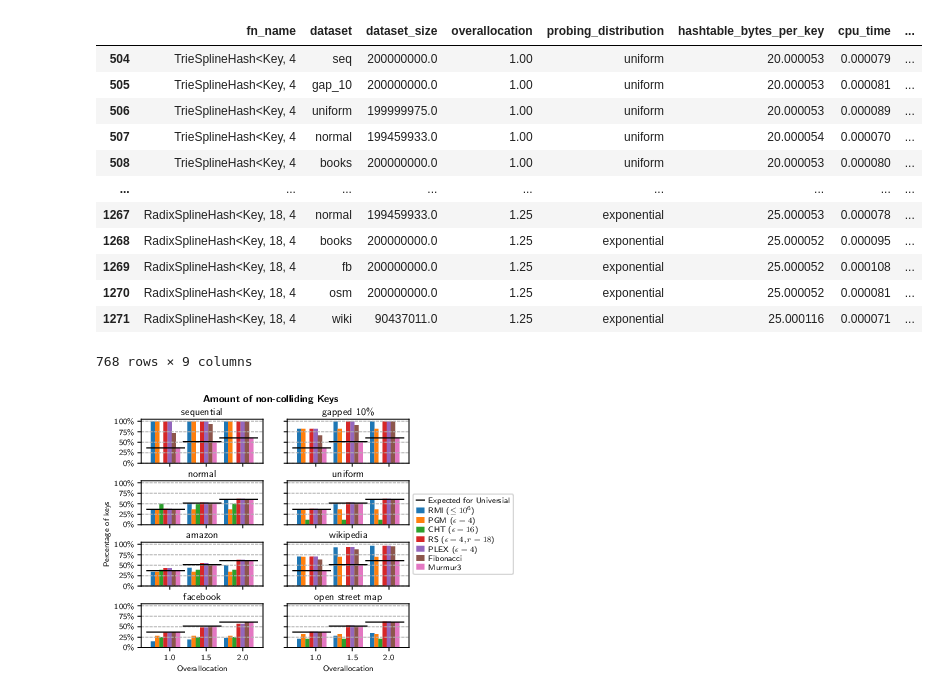
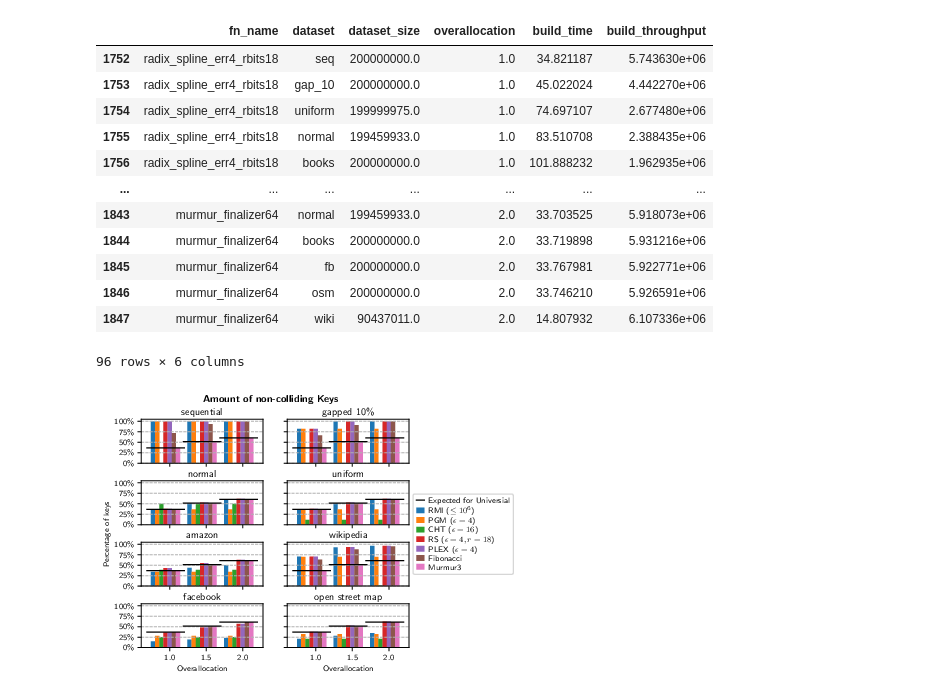
Before and after one commit to IlariaPilo/hashtable, a Jupyter notebook: results/plots_chained.ipynb, the cells around one changed output. Drawn from its saved outputs; the diff is of its cells as text; code cells hidden in the pictures.

```diff
--- a/results/plots_chained.ipynb
+++ b/results/plots_chained.ipynb
@@ -118,46 +118,53 @@ colliding_elems = "colliding_elems"
 hashtable_bytes = "hashtable_bytes"
 hashtable_bytes_per_key = "hashtable_bytes_per_key"
 total_bytes = "total_bytes"
 hashtable_lookup = "cpu_time"
 build_time = "build_time"
 build_throughput = "build_throughput"
 probing_distribution = "probing_distribution"
 
 def buckets_with(cnt):
     assert(cnt >= 1)
     return f"n_buckets_{cnt-1}"
 
 slots_df = df[df["name"].str.startswith("BM_items_per_slot")].copy(deep=True)
 slots_df[func_name] = slots_df[label].apply(lambda x : x.split(":")[0])
 slots_df[dataset] = slots_df[label].apply(lambda x : x.split(":")[1])
 slots_df[dataset_order] = slots_df[dataset].apply(get_dataset_order)
 slots_df[normalized_winner_elems] = slots_df.apply(lambda x: x[winner_elems] / x[dataset_size], axis=1)
 slots_df[slot_count] = slots_df.apply(lambda x: x[dataset_size] * x[overallocation], axis=1)
 slots_df[normalized_empty_slots] = slots_df.apply(lambda x: x[empty_slots] / x[slot_count], axis=1)
 slots_df[[func_name, dataset, dataset_size, overallocation, normalized_winner_elems, winner_elems, empty_slots, normalized_empty_slots, buckets_with(1), buckets_with(2), colliding_elems]]
 
 chained_df = df[df["name"].str.startswith("BM_hashtable") & df["name"].str.contains("Chained")].copy(deep=True)
 chained_df[func_name] = chained_df["label"].apply(lambda x: x[0:x.find("_do_")].removeprefix("chained_"))
 chained_df[dataset] = chained_df["label"].apply(lambda x : x.split(":")[1])
 chained_df[dataset_order] = chained_df[dataset].apply(get_dataset_order)
 chained_df[probing_distribution] = chained_df["name"].apply(lambda x: map_probe_dist(x.split('/')[-2]))
 chained_df[hashtable_bytes_per_key] = chained_df.apply(lambda x: x[hashtable_bytes] / x[dataset_size], axis=1)
 chained_df[build_throughput] = chained_df.apply(lambda x: x[dataset_size] / x[build_time], axis=1)
 chained_df[[func_name, dataset, dataset_size, overallocation, probing_distribution, hashtable_bytes_per_key, hashtable_lookup, build_time, build_throughput]]
+
+unsorted_df = df[df["name"].str.startswith("BM_build")].copy(deep=True)
+unsorted_df[func_name] = unsorted_df["label"].apply(lambda x: x[0:x.find("_do_")].removeprefix("chained_"))
+unsorted_df[dataset] = unsorted_df["label"].apply(lambda x : x.split(":")[1])
+unsorted_df[dataset_order] = unsorted_df[dataset].apply(get_dataset_order)
+unsorted_df[build_throughput] = unsorted_df.apply(lambda x: x[dataset_size] / x[build_time], axis=1)
+unsorted_df[[func_name, dataset, dataset_size, overallocation, build_time, build_throughput]]
 # %% [output]
-|  | fn_name | dataset | dataset_size | overallocation | probing_distribution | hashtable_bytes_per_key | cpu_time | ... |
-| 504 | TrieSplineHash<Key, 4 | seq | 200000000.0 | 1.00 | uniform | 20.000053 | 0.000079 | ... |
-| 505 | TrieSplineHash<Key, 4 | gap_10 | 200000000.0 | 1.00 | uniform | 20.000053 | 0.000081 | ... |
-| 506 | TrieSplineHash<Key, 4 | uniform | 199999975.0 | 1.00 | uniform | 20.000053 | 0.000089 | ... |
-| 507 | TrieSplineHash<Key, 4 | normal | 199459933.0 | 1.00 | uniform | 20.000054 | 0.000070 | ... |
-| 508 | TrieSplineHash<Key, 4 | books | 200000000.0 | 1.00 | uniform | 20.000053 | 0.000080 | ... |
-| ... | ... | ... | ... | ... | ... | ... | ... | ... |
-| 1267 | RadixSplineHash<Key, 18, 4 | normal | 199459933.0 | 1.25 | exponential | 25.000053 | 0.000078 | ... |
-| 1268 | RadixSplineHash<Key, 18, 4 | books | 200000000.0 | 1.25 | exponential | 25.000052 | 0.000095 | ... |
-| 1269 | RadixSplineHash<Key, 18, 4 | fb | 200000000.0 | 1.25 | exponential | 25.000052 | 0.000108 | ... |
-| 1270 | RadixSplineHash<Key, 18, 4 | osm | 200000000.0 | 1.25 | exponential | 25.000052 | 0.000081 | ... |
-| 1271 | RadixSplineHash<Key, 18, 4 | wiki | 90437011.0 | 1.25 | exponential | 25.000116 | 0.000071 | ... |
+|  | fn_name | dataset | dataset_size | overallocation | build_time | build_throughput |
+| 1752 | radix_spline_err4_rbits18 | seq | 200000000.0 | 1.0 | 34.821187 | 5.743630e+06 |
+| 1753 | radix_spline_err4_rbits18 | gap_10 | 200000000.0 | 1.0 | 45.022024 | 4.442270e+06 |
+| 1754 | radix_spline_err4_rbits18 | uniform | 199999975.0 | 1.0 | 74.697107 | 2.677480e+06 |
+| 1755 | radix_spline_err4_rbits18 | normal | 199459933.0 | 1.0 | 83.510708 | 2.388435e+06 |
+| 1756 | radix_spline_err4_rbits18 | books | 200000000.0 | 1.0 | 101.888232 | 1.962935e+06 |
+| ... | ... | ... | ... | ... | ... | ... |
+| 1843 | murmur_finalizer64 | normal | 199459933.0 | 2.0 | 33.703525 | 5.918073e+06 |
+| 1844 | murmur_finalizer64 | books | 200000000.0 | 2.0 | 33.719898 | 5.931216e+06 |
+| 1845 | murmur_finalizer64 | fb | 200000000.0 | 2.0 | 33.767981 | 5.922771e+06 |
+| 1846 | murmur_finalizer64 | osm | 200000000.0 | 2.0 | 33.746210 | 5.926591e+06 |
+| 1847 | murmur_finalizer64 | wiki | 90437011.0 | 2.0 | 14.807932 | 6.107336e+06 |
-768 rows × 9 columns
+96 rows × 6 columns
 # %%
 def plot_winners(data):
     rows = 4
```
Also changed, not shown: parts of 1 cell of this notebook.
